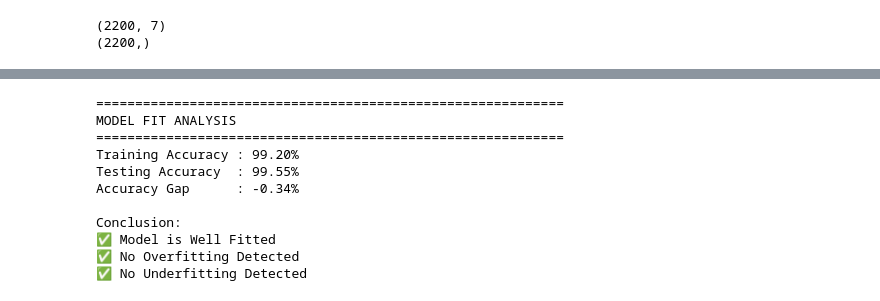
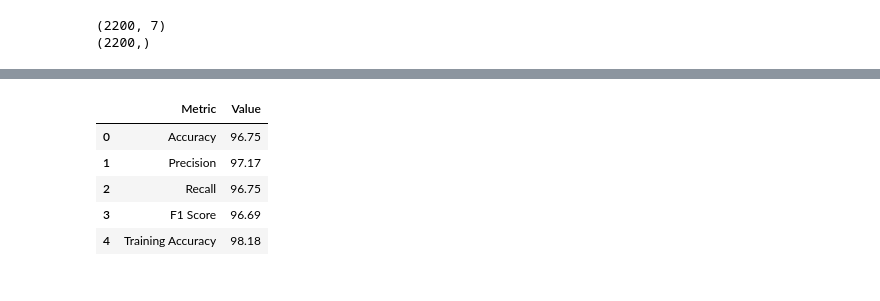
Before and after one commit to Sinchana586/farmer_crop_climate_mismatch_system, a Jupyter notebook: app/app_performance.ipynb, the cells around one changed output, grey strips where cells are left out. Drawn from its saved outputs; the diff is of its cells as text; code cells hidden in the pictures.

```diff
--- a/app/app_performance.ipynb
+++ b/app/app_performance.ipynb
@@ -95,10 +109,11 @@ y_pred = np.argmax(
 # %%
-y = accuracy_score(
+precision = precision_score(
     y_test,
-    y_pred
+    y_pred,
+    average="weighted"
 )
 
 print(
-    f"Model Accuracy: {accuracy*100:.2f}%"
+    f"Precision : {precision*100:.2f}%"
 )
 # %% [output]
@@ -132,8 +133,11 @@ Accuracy Gap      : -0.34%
 # %%
+f1 = f1_score(
+    y_test,
+    y_pred,
+    average="weighted"
+)
+
 print(
-    classification_report(
-        y_test,
-        y_pred
-    )
+    f"F1 Score : {f1*100:.2f}%"
 )
 # %% [output]
@@ -303,31 +297,26 @@ Prediction Confidence: 99.86%
 # %%
-print("=" * 60)
-print("MODEL FIT ANALYSIS")
-print("=" * 60)
+summary = pd.DataFrame({
+    "Metric":[
+        "Accuracy",
+        "Precision",
+        "Recall",
+        "F1 Score",
+        "Training Accuracy"
+    ],
+    "Value":[
+        round(accuracy*100,2),
+        round(precision*100,2),
+        round(recall*100,2),
+        round(f1*100,2),
+        round(train_accuracy*100,2)
+    ]
+})
 
-print(f"Training Accuracy : {train_accuracy*100:.2f}%")
-print(f"Testing Accuracy  : {accuracy*100:.2f}%")
-print(f"Accuracy Gap      : {gap:.2f}%")
-
-print("\nConclusion:")
-
-if abs(gap) < 1:
-    print("✅ Model is Well Fitted")
-    print("✅ No Overfitting Detected")
-    print("✅ No Underfitting Detected")
-elif gap > 5:
-    print("⚠ Overfitting Detected")
-else:
-    print("⚠ Further Investigation Required")
+summary
 # %% [output]
-============================================================
-MODEL FIT ANALYSIS
-============================================================
-Training Accuracy : 99.20%
-Testing Accuracy  : 99.55%
-Accuracy Gap      : -0.34%
-
-Conclusion:
-✅ Model is Well Fitted
-✅ No Overfitting Detected
-✅ No Underfitting Detected
+|  | Metric | Value |
+| 0 | Accuracy | 96.75 |
+| 1 | Precision | 97.17 |
+| 2 | Recall | 96.75 |
+| 3 | F1 Score | 96.69 |
+| 4 | Training Accuracy | 98.18 |
```
Also changed, not shown: parts of 18 cells of this notebook, 9 other files.
